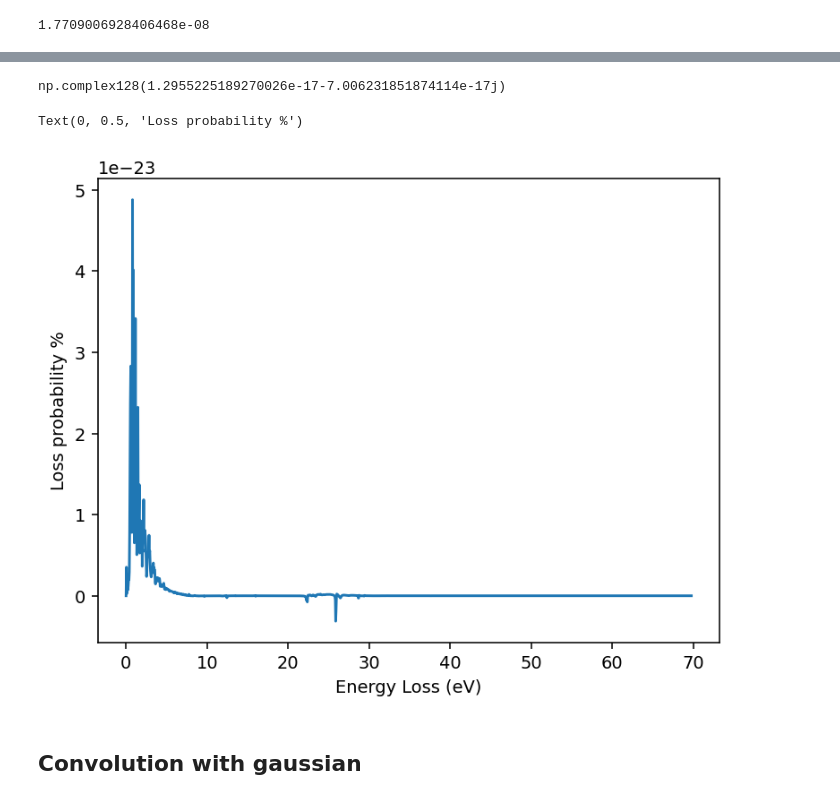
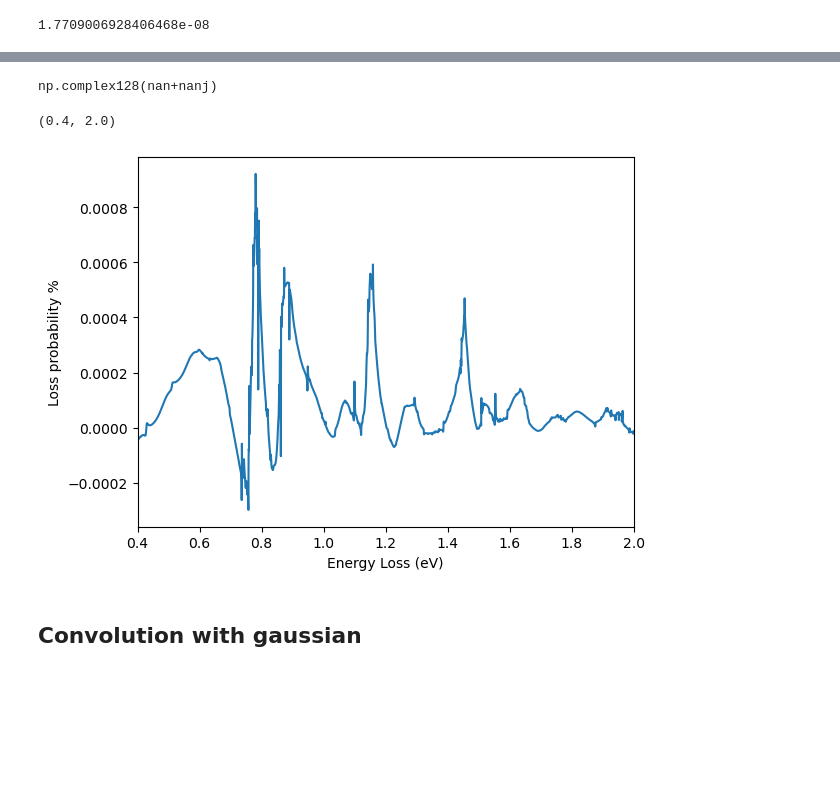
Before and after one commit to tessavanduin/mep, a Jupyter notebook: FT_and_integral.ipynb, the cells around one changed output, grey strips where cells are left out. Saved outputs shown, nothing was run; the diff lists cells and outputs as text; code cells hidden in the pictures; blank space fills up the shorter version.

Commit message:
Made analysis file more modular, added own padeFT to verify other padeFT

```diff
--- a/FT_and_integral.ipynb
+++ b/FT_and_integral.ipynb
@@ -65,44 +89,27 @@ array([0.00000000e+00, 6.73141251e+13, 1.34628250e+14, ...,
 # %%
-# pade FT
-w_max = 2*q_e/h_bar
-freqs = np.linspace(0,w_max,N)
-E_hat = np.zeros((E_ind.shape[0],len(freqs)), dtype='complex128')
-
-for i, x in enumerate(E_ind):
-    E_hat[i], freqs = pade(t,x,read_freq=freqs,baseline='none')
-E_hat = E_hat.T
+E_hat, freqs = padeDFT(t, E_ind, N)
 # %%
-np.sum(E_hat.T[:])
+np.sum(E_hat[:-2])
 # %% [output]
-np.complex128(1.2955225189270026e-17-7.006231851874114e-17j)
+np.complex128(nan+nanj)
 # %%
-E_hat = E_hat.T[:-12].T
+E_hat = E_hat[:-3].T # cut pixels with nan values, Transpose so frequency is the first axis
 # %%
-Gamma = np.zeros(len(freqs))
-for i_omega, Ex_omega in enumerate(E_hat): # enumerate over the series of Ex(x)'s where each list corresponds to Ex(x) values for a different omega
-    omega = freqs[i_omega]
-    for px, Ex_x in enumerate(Ex_omega): # for given omega, iterate over all pixels in the Ex series, we need to integrate over x
-        dx = resolution
-        x = dx*(px+0.5) # take the center of the pixel to represent the position of the electron
-
-        # Accumulate the integral values
-        # Gamma[i_omega] += ( Ex_x.real*np.cos(omega*x/velocity) - Ex_x.imag*np.sin(omega*x/velocity) )*dx
-        Gamma[i_omega] += ( Ex_x*np.exp((omega*x/velocity)*1j) ).real*dx
-    Gamma[i_omega] = (q_e/(np.pi*h_bar*omega))*Gamma[i_omega]
-Gamma[0] = 0
+Gamma = compute_Gamma(freqs, E_hat, resolution, velocity)
 # %%
-# Gamma[1] = 0
+Gamma = Gamma/h_bar/1000*dt # convert to %/meV
 # %%
-plt.figure(dpi=140)
+plt.figure()
 # plt.plot(freqs[:int(N/2)+1]*h_bar/q_e, Gamma[:int(N/2)+1]*100)
-plt.plot(freqs*h_bar/q_e, Gamma*100)
+plt.plot((freqs*h_bar/q_e)[int(0.2*N):], Gamma[int(0.2*N):])
+# plt.plot((freqs*h_bar/q_e)[:], Gamma[:])
 # plt.hlines(y=0,xmin=0,xmax=6, ls='--', lw=1, color='grey')
 plt.xlabel('Energy Loss (eV)')
 plt.ylabel('Loss probability %')
-# plt.xlim((0,2))
+plt.xlim((0.4,2))
 # %% [output]
-Text(0, 0.5, 'Loss probability %')
+(0.4, 2.0)
-[figure, old version]
+[figure, new version]
 # %% [markdown]
 ## Convolution with gaussian
 # %%
```
Also changed, not shown: parts of 12 cells of this notebook, 5 other files.
